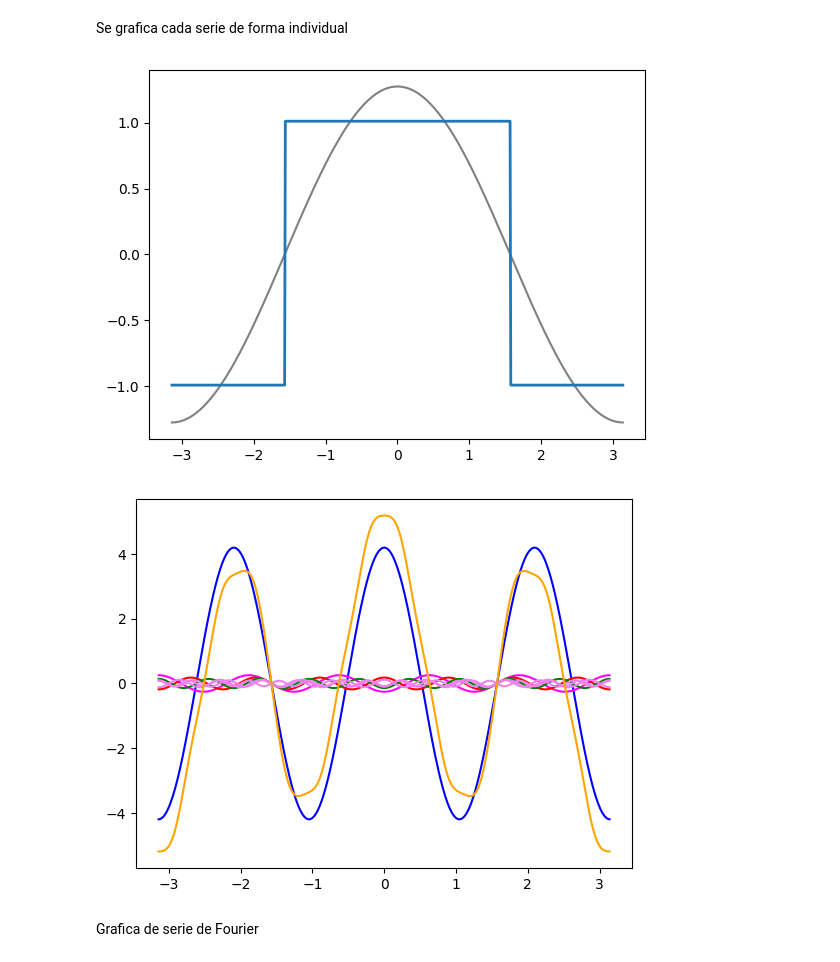
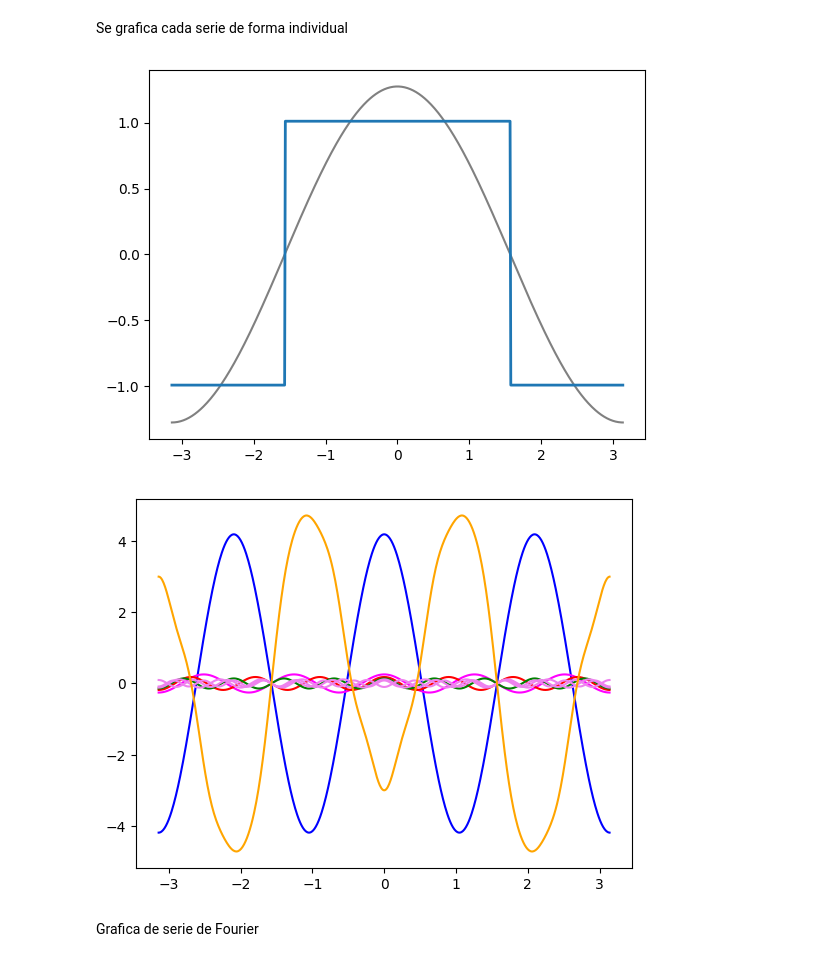
Before and after one commit to FelipeOcampo03/progamacioning, a Jupyter notebook: actividadfourier.ipynb, the cells around one changed output. Drawn from its saved outputs; the diff is of its cells as text; code cells hidden in the pictures.

```diff
--- a/actividadfourier.ipynb
+++ b/actividadfourier.ipynb
@@ -99,37 +99,37 @@ Se grafica cada serie de forma individual
 # %%
 serie1 = (4 * np.cos(tiempo)) / np.pi
 plt.plot(tiempo, serie1, 'grey', label = '(4 *cos(tiempo)) /pi)')
 plt.plot(tiempo, FuncionTramos, lw=2)
 plt.show()
 
 serie2 = ((4 * np.cos(tiempo*3)) / 3*np.pi)
-plt.plot(tiempo, serie2, 'blue', label = '(4 *cos(tiempo*3)) / 3*pi)')
+plt.plot(tiempo, serie2, 'blue', label = '(4 *cos(3*tiempo)) / 3*pi)')
 
-serie3 = -((4 * np.cos(5*tiempo)) / (5*np.pi))
+serie3 = (4 * np.cos(5*tiempo)) / (5*np.pi)
 plt.plot(tiempo, serie3, 'magenta', label = '(4 *cos(5*tiempo)) / (5*pi)')
 
 serie4 = (4* np.cos(7*tiempo)) / (7*np.pi)
 plt.plot(tiempo, serie4, 'red', label = '(4*cos(7*tiempo)) / (7*pi)')
 
-serie5= -((4 * np.cos(9*tiempo)) / (9*np.pi))
+serie5= (4 * np.cos(9*tiempo)) / (9*np.pi)
 plt.plot(tiempo, serie5, 'green', label = '(4 *cos(9*tiempo)) / (9*pi)')
 
 serie6 = (4 * np.cos(11*tiempo)) / (11*np.pi)
 plt.plot(tiempo, serie6, 'violet', label = '(4 *cos(11*tiempo)) / (11*pi)')
 
 serie7 = (-4 * np.cos(13*tiempo)) / (13*np.pi)
 plt.plot(tiempo, serie7, 'violet', label = '(4 *cos(13*tiempo)) / (13*pi)')
 
-serie8 = -((4 * np.cos(15*tiempo)) / (15*np.pi))
+serie8 = (4 * np.cos(15*tiempo)) / (15*np.pi)
 plt.plot(tiempo, serie8, 'violet', label = '(4 *cos(15*tiempo)) / (15*pi)')
 
 
-serieFourier = serie1 + serie2 + serie3 + serie4 + serie5 + serie6 + serie7 + serie8
+serieFourier = serie1 - serie2 + serie3 - serie4 + serie5 - serie6 + serie7 - serie8
 plt.plot(tiempo, serieFourier, 'orange')
 plt.show()
 # %% [output]
 [figure]
-[figure, old version]
+[figure, new version]
 # %% [markdown]
 Grafica de serie de Fourier
 # %%
```
Also changed, not shown: parts of 6 cells of this notebook.
